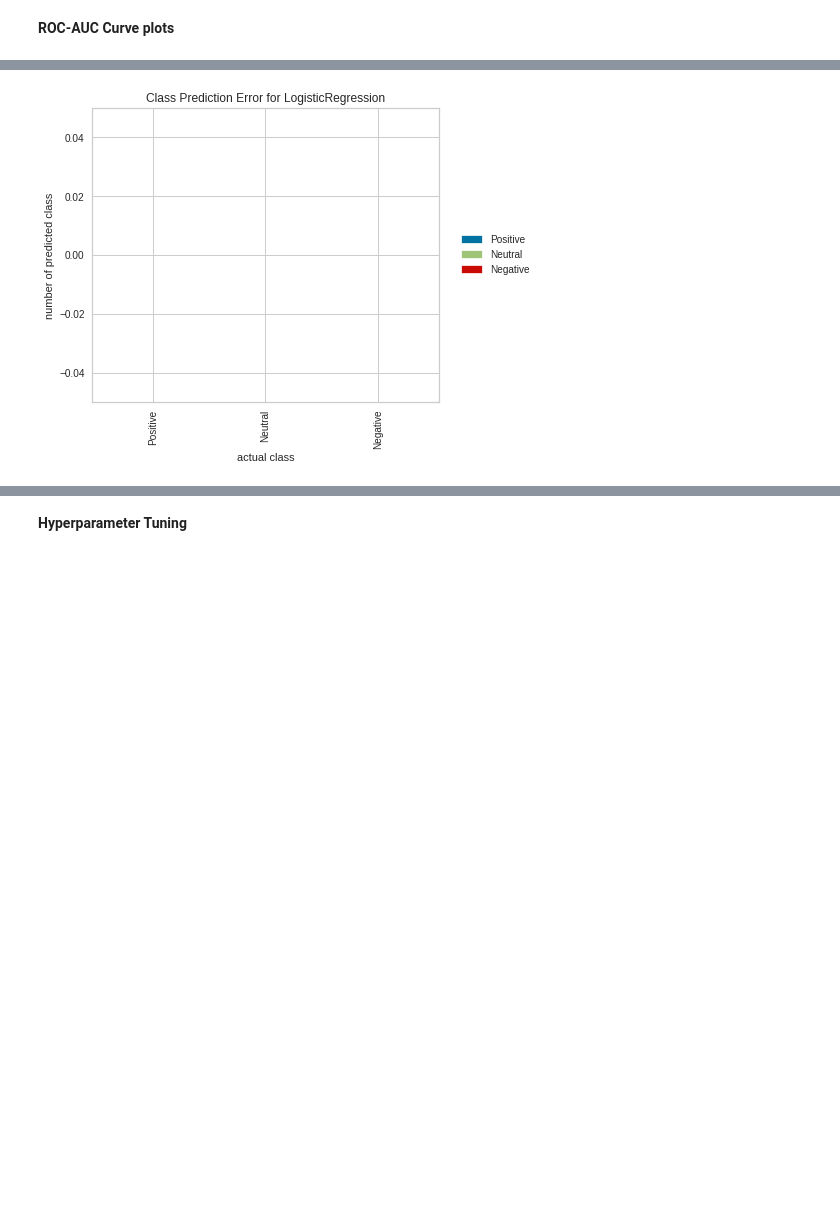
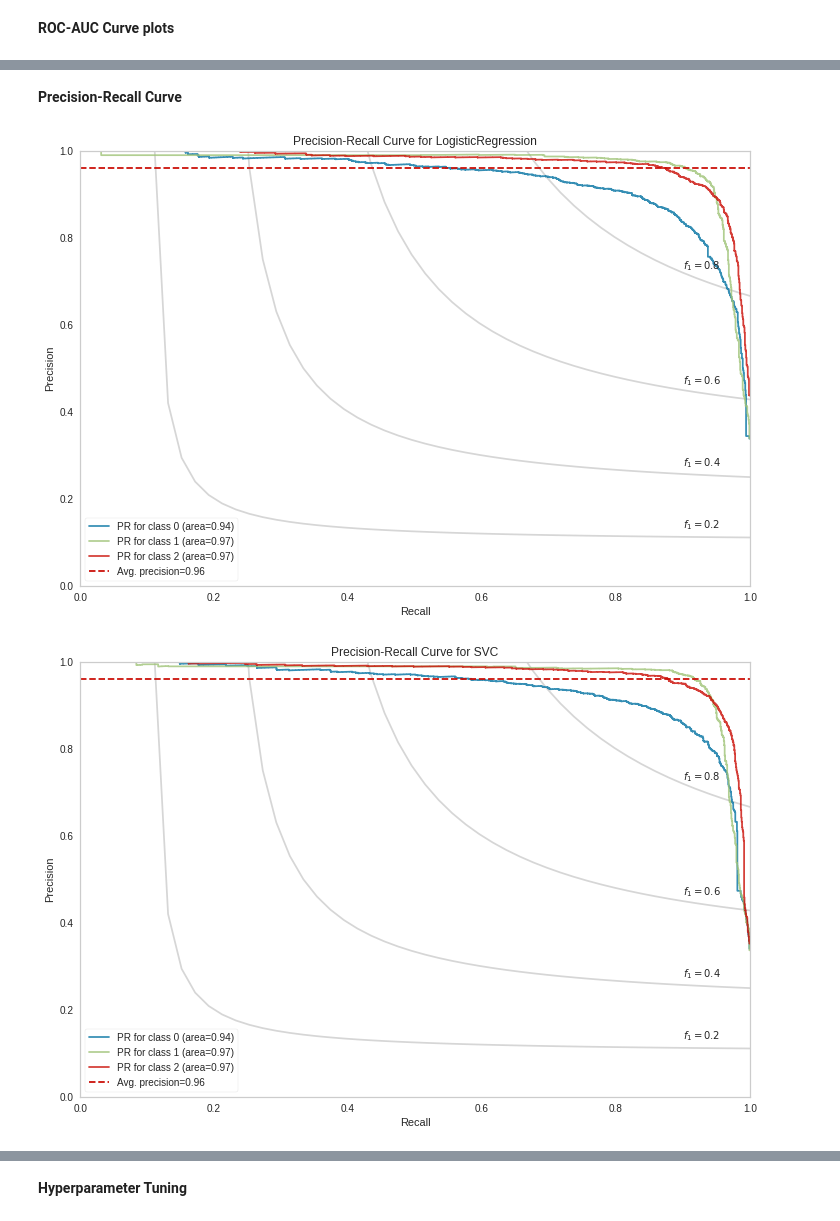
Before and after one commit to euisuck2/Unsupervised-Learning-1, a Jupyter notebook: Supervised_Learning.ipynb, the cells around one changed output, grey strips where cells are left out. Cells and saved outputs as stored; diff of their text form; code cells hidden in the pictures; blank space fills up the shorter version.

```diff
--- a/Supervised_Learning.ipynb
+++ b/Supervised_Learning.ipynb
@@ -298,14 +334,15 @@ for model in tqdm(model_list_):
-# %%
-from yellowbrick.classifier import ClassPredictionError
-classes = ['Positive', 'Neutral', 'Negative']
-visualizer = ClassPredictionError(
-    clf_log, classes = classes,
-        percent = True,
-        label_encoder = {'Positive': 'Positive',
-                         'Neutral': 'Neutral',
-                         'Negative': 'Negative'})
-visualizer.fit(X_train, y_train)
-visualizer.score(X_val, y_val)
-visualizer.show();
-# %% [output]
-[figure, removed]
+# %% [markdown]
+**Precision-Recall Curve**
+# %%
+def precision_recall_curve_plot(model, X_train, y_train, X_val, y_val):
+  visualizer = PrecisionRecallCurve(model, per_class = True, fill_area = False, iso_f1_curves = True, fig = plt.figure(figsize=(10,8)))
+  visualizer.fit(X_train, y_train)
+  visualizer.score(X_val, y_val)
+  visualizer.show()
+  return visualizer
+# %%
+for model in tqdm(model_list_):
+  precision_recall_curve_plot(model, X_train, y_train, X_val, y_val)
+# %% [output]
+[figure, added]
+[figure, added]
```
Also changed, not shown: parts of 12 cells of this notebook.
